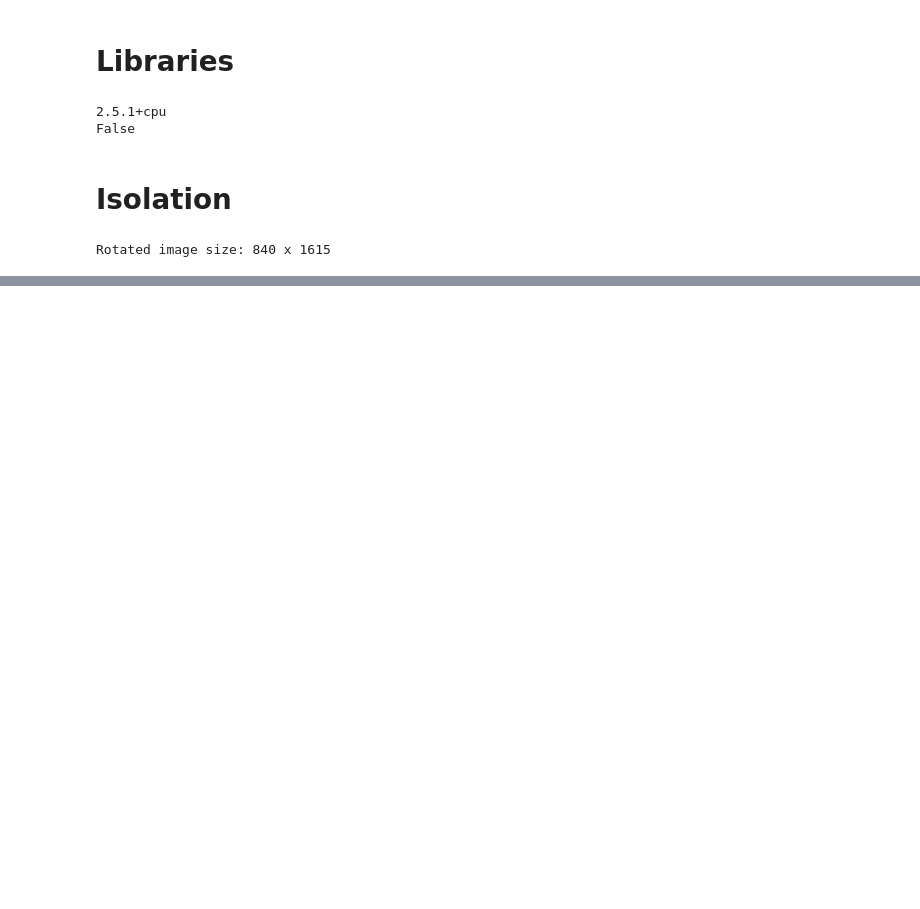
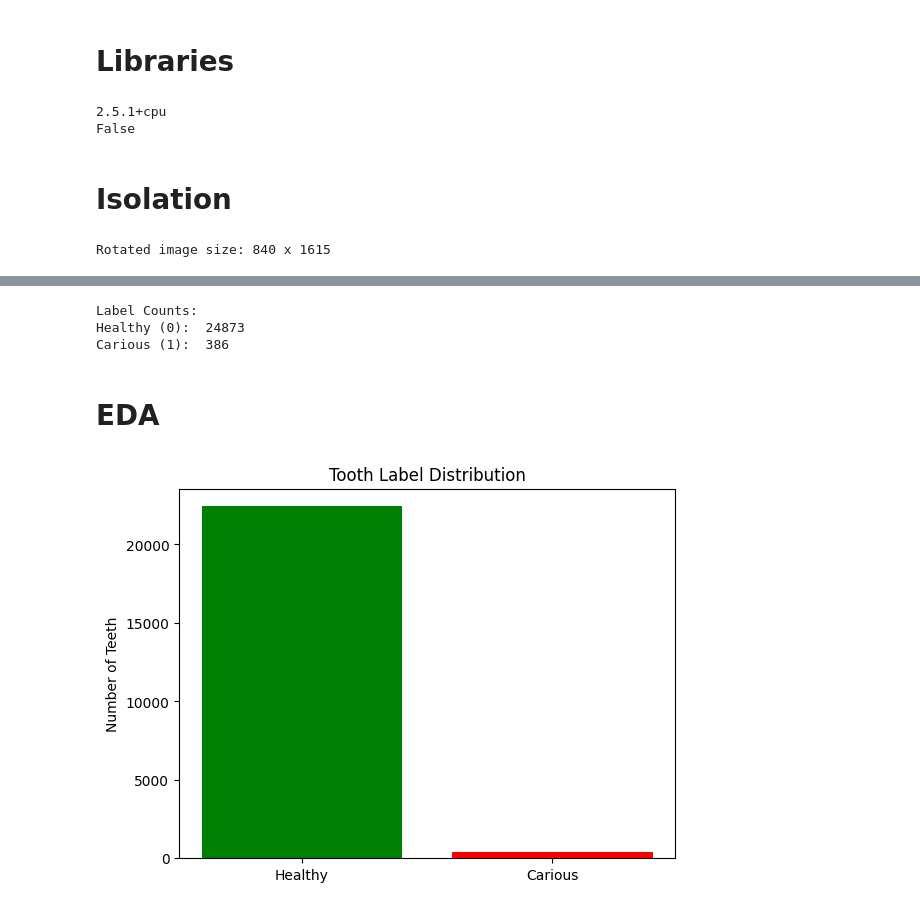
Before and after one commit to ShawnHwang1/SMART-Program-Research, a Jupyter notebook: Dental.ipynb, the cells around one changed output, grey strips where cells are left out. Drawn from its saved outputs; the diff is of its cells as text; code cells hidden in the pictures; blank space fills up the shorter version.

```diff
--- a/Dental.ipynb
+++ b/Dental.ipynb
@@ -76,0 +319,22 @@ Rotated image size: 840 x 1615
+# %%
+caries_csv_path = r"C:\Users\shawn\Downloads\SMART\caries_labels.csv"
+healthy_csv_path = r"C:\Users\shawn\Downloads\SMART\healthy_labels.csv"
+
+# === Save caries labels ===
+with open(caries_csv_path, "w", newline="") as csvfile:
+    writer = csv.DictWriter(csvfile, fieldnames=["Image Name", "Tooth#"])
+    writer.writeheader()
+
+    for img, teeth in caries_labels.items():
+        for tooth in teeth:
+            writer.writerow({"Image Name": img, "Tooth#": tooth})
+
+with open(healthy_csv_path, "w", newline="") as csvfile:
+    writer = csv.DictWriter(csvfile, fieldnames=["Image Name", "Tooth#"])
+    writer.writeheader()
+
+    for img, teeth in healthy_labels.items():
+        for tooth in teeth:
+            writer.writerow({"Image Name": img, "Tooth#": tooth})
+
+print("Saved caries_labels.csv and healthy_labels.csv.")
@@ -76,0 +461,18 @@ Rotated image size: 840 x 1615
+# %%
+import pandas as pd
+
+# Load your labeled CSV
+df = pd.read_csv("C:/Users/shawn/Downloads/SMART/tooth_labels_updated.csv")
+
+# Count healthy (0) vs carious (1)
+label_counts = df['Label'].value_counts().sort_index()
+
+print("Label Counts:")
+print(f"Healthy (0):  {label_counts.get(0, 0)}")
+print(f"Carious (1):  {label_counts.get(1, 0)}")
+# %% [output]
+Label Counts:
+Healthy (0):  24873
+Carious (1):  386
+# %% [markdown]
+# EDA
@@ -76,0 +488,21 @@ Rotated image size: 840 x 1615
+# %%
+caries_path = r"C:\Users\shawn\Downloads\SMART\caries_labels.json"
+with open(caries_path, "r") as f:
+    caries_labels = json.load(f)
+#CHECK ON THE #S
+healthy_path = r"C:\Users\shawn\Downloads\SMART\healthy_labels.json"
+with open(healthy_path, "r") as f:
+    healthy_labels = json.load(f)
+
+n_caries = sum(len(teeth) for teeth in caries_labels.values())
+n_healthy = sum(len(teeth) for teeth in healthy_labels.values())
+
+labels = ["Healthy", "Carious"]
+counts = [n_healthy, n_caries]
+
+plt.bar(labels, counts, color=["green", "red"])
+plt.title("Tooth Label Distribution")
+plt.ylabel("Number of Teeth")
+plt.show()
+# %% [output]
+[figure, added]
```
Also changed, not shown: parts of 25 cells of this notebook, 2 other files.
